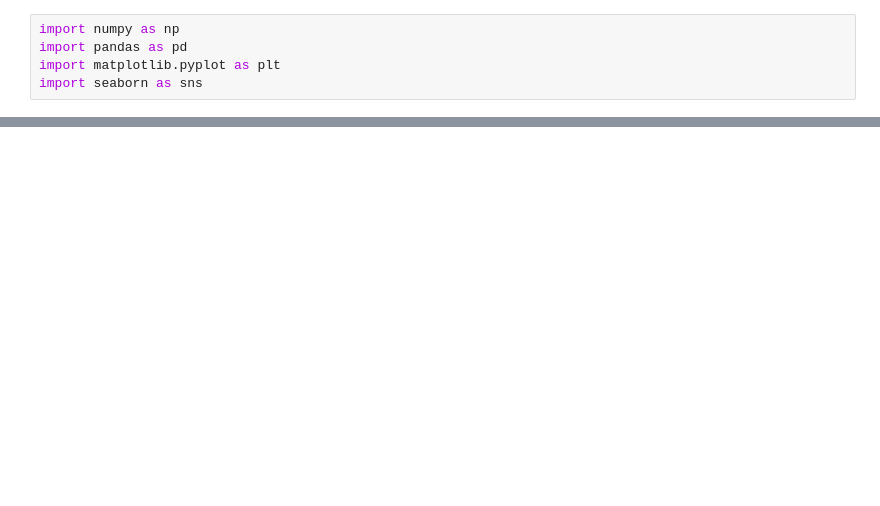
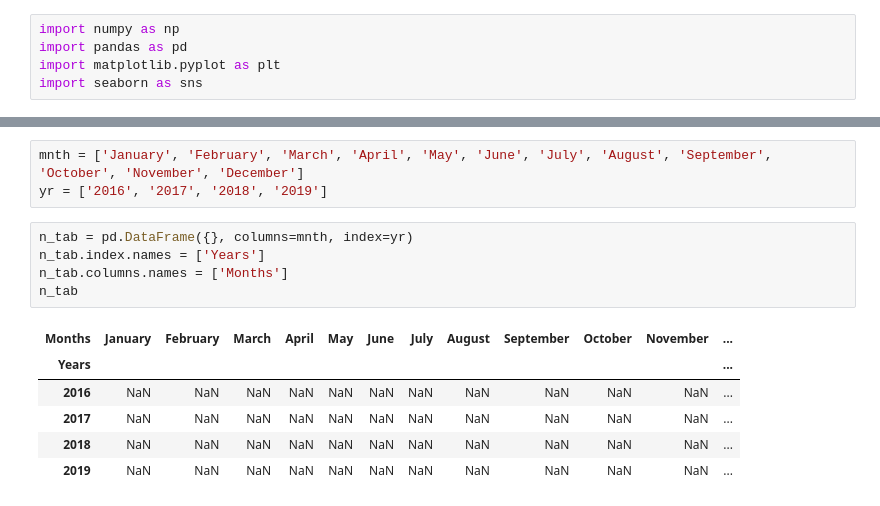
Before and after one commit to Gedis-Nov/dapy_assignments, a Jupyter notebook: time_series_visualizer/time_series_visualizer.ipynb, the cells around one changed output, grey strips where cells are left out. Drawn from its saved outputs; the diff is of its cells as text; blank space fills up the shorter version.

```diff
--- a/time_series_visualizer/time_series_visualizer.ipynb
+++ b/time_series_visualizer/time_series_visualizer.ipynb
@@ -34,0 +47,15 @@ memory usage: 20.5+ KB
+# %%
+mnth = ['January', 'February', 'March', 'April', 'May', 'June', 'July', 'August', 'September', 'October', 'November', 'December']
+yr = ['2016', '2017', '2018', '2019']
+# %%
+n_tab = pd.DataFrame({}, columns=mnth, index=yr)
+n_tab.index.names = ['Years']
+n_tab.columns.names = ['Months']
+n_tab
+# %% [output]
+| Months | January | February | March | April | May | June | July | August | September | October | November | ... |
+| Years |  |  |  |  |  |  |  |  |  |  |  | ... |
+| 2016 | NaN | NaN | NaN | NaN | NaN | NaN | NaN | NaN | NaN | NaN | NaN | ... |
+| 2017 | NaN | NaN | NaN | NaN | NaN | NaN | NaN | NaN | NaN | NaN | NaN | ... |
+| 2018 | NaN | NaN | NaN | NaN | NaN | NaN | NaN | NaN | NaN | NaN | NaN | ... |
+| 2019 | NaN | NaN | NaN | NaN | NaN | NaN | NaN | NaN | NaN | NaN | NaN | ... |
```
Also changed, not shown: parts of 12 cells of this notebook, 4 other files.
